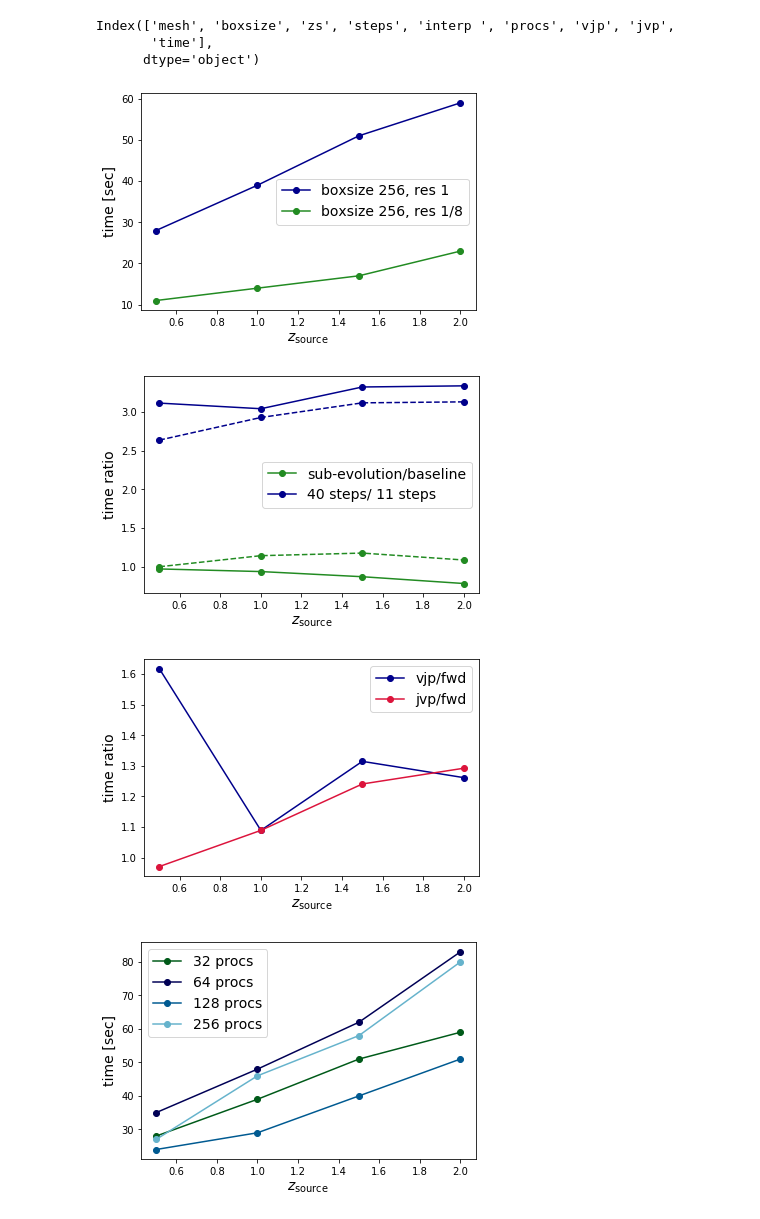
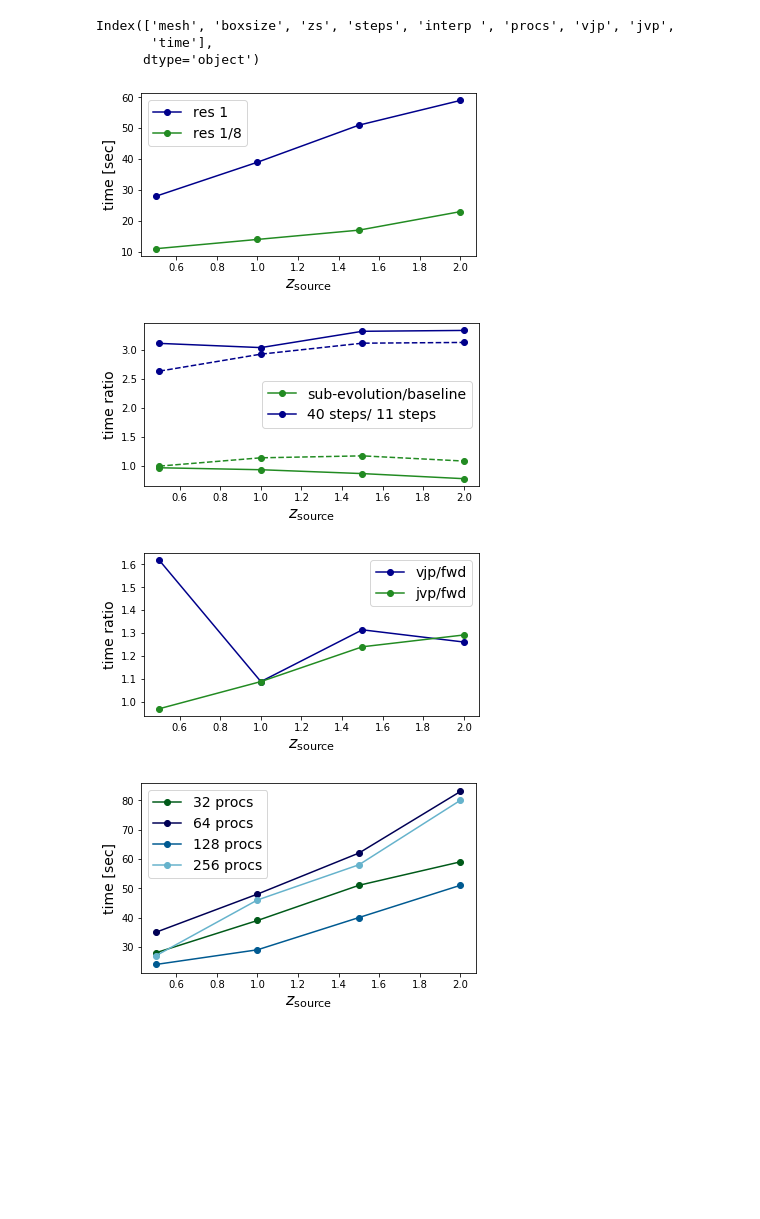
Before and after one commit to VMBoehm/MADLens, a Jupyter notebook: notebooks/TimingTests.ipynb, the cells around one changed output. Cells and saved outputs as stored; diff of their text form; code cells hidden in the pictures; blank space fills up the shorter version.

Commit message:
updated timing plots

```diff
--- a/notebooks/TimingTests.ipynb
+++ b/notebooks/TimingTests.ipynb
@@ -22,18 +22,20 @@ PLOTPATH = '/global/homes/v/vboehm/codes/MADLens/figures'
 # %%
 dd = select(df, ['interp ','steps'],[False,11])
 d1 = select(dd, ['mesh','boxsize','procs'], [256, 256, 32])
 d2 = select(dd, ['mesh','boxsize'], [128, 256])
-plt.plot(d1['zs'], d1['time'],marker='o', label='boxsize 256, res 1', color='darkblue')
-plt.plot(d2['zs'], d2['time'],marker='o', label='boxsize 256, res 1/8', color='forestgreen')
+plt.figure(figsize=(6,3))
+plt.plot(d1['zs'], d1['time'],marker='o', label='res 1', color='darkblue')
+plt.plot(d2['zs'], d2['time'],marker='o', label='res 1/8', color='forestgreen')
 plt.legend(fontsize=14)
 plt.ylabel('time [sec]', fontsize=14)
-plt.xlabel('$z_\mathrm{source}$', fontsize=14)
+plt.xlabel('$z_\mathrm{source}$', fontsize=16)
 plt.savefig(os.path.join(PLOTPATH,'timing.pdf'),bbox_inches='tight')
 plt.show()
 # %% [output]
-[figure, old version]
+[figure, new version]
 # %%
 colors = ['forestgreen','darkblue']
+plt.figure(figsize=(6,3))
 for ii,(mesh, procs, ls) in enumerate(zip([128,256],[32,64],['--','-'])):
     dd = select(df, ['mesh','boxsize'],[mesh,256])
     d1 = select(dd, ['interp ', 'steps', 'vjp', 'jvp'], [True, 11, False, False])
@@ -49,11 +51,11 @@ for ii,(mesh, procs, ls) in enumerate(zip([128,256],[32,64],['--','-'])):
         plt.plot(d2['zs'], d4['time'].to_numpy()/d3['time'],marker='o',ls=ls,color= colors[1])
 plt.legend(fontsize=14)
 plt.ylabel('time ratio', fontsize=14)
-plt.xlabel('$z_\mathrm{source}$', fontsize=14)
+plt.xlabel('$z_\mathrm{source}$', fontsize=16)
 plt.savefig(os.path.join(PLOTPATH,'timing_ratios.pdf'),bbox_inches='tight')
 plt.show()
 # %% [output]
-[figure, old version]
+[figure, new version]
 # %%
 dd = select(df, ['mesh','boxsize'],[256,256])
 
@@ -61,31 +63,33 @@ d_vjp = select(dd, ['interp ', 'steps', 'vjp', 'jvp'], [True, 11, True, False])
 d_jvp = select(dd, ['interp ', 'steps', 'vjp', 'jvp'], [True, 11, False, True])
 d_fwd = select(dd, ['interp ', 'steps', 'vjp', 'jvp'], [True, 11, False, False])
 
-plt.figure()
+plt.figure(figsize=(6,3))
 plt.plot(d_vjp['zs'], d_vjp['time'].to_numpy()/d_fwd['time']-1,marker='o', label='vjp/fwd', color='darkblue')
-plt.plot(d_jvp['zs'], d_jvp['time'].to_numpy()/d_fwd['time']-1,marker='o', label='jvp/fwd', color='crimson')
+plt.plot(d_jvp['zs'], d_jvp['time'].to_numpy()/d_fwd['time']-1,marker='o', label='jvp/fwd', color='forestgreen')
 plt.legend(fontsize=14)
 plt.ylabel('time ratio', fontsize=14)
-plt.xlabel('$z_\mathrm{source}$', fontsize=14)
+plt.xlabel('$z_\mathrm{source}$', fontsize=16)
 plt.savefig(os.path.join(PLOTPATH,'vjp_jvp_timing.pdf'),bbox_inches='tight')
 plt.show()
 # %% [output]
-[figure, old version]
+[figure, new version]
 # %%
 from matplotlib import cm
 dd = select(df, ['mesh','boxsize'],[256,256])
 cm_subsection = np.linspace(0.1, 0.8, 4)
 
 colors = [ cm.ocean(x) for x in cm_subsection ]
+
+plt.figure(figsize=(6,3.5))
 for ii, procs in enumerate([32.,64.,128.,256.]):
     d_1 = select(dd, ['interp ', 'steps', 'vjp', 'jvp','procs'], [False, 11, False, False, procs])
 
     plt.plot(d_1['zs'], d_1['time'].to_numpy(),marker='o', color=colors[ii],label='%d procs'%procs)
 
-plt.legend(fontsize=14)
+plt.legend(fontsize=14,ncol=1)
 plt.ylabel('time [sec]', fontsize=14)
-plt.xlabel('$z_\mathrm{source}$', fontsize=14)
-plt.savefig(os.path.join(PLOTPATH,'timing_ratios.pdf'),bbox_inches='tight')
+plt.xlabel('$z_\mathrm{source}$', fontsize=16)
+plt.savefig(os.path.join(PLOTPATH,'timing_procs.pdf'),bbox_inches='tight')
 plt.show()
 # %% [output]
-[figure, old version]
+[figure, new version]
```
Also changed, not shown: 8 other files.
